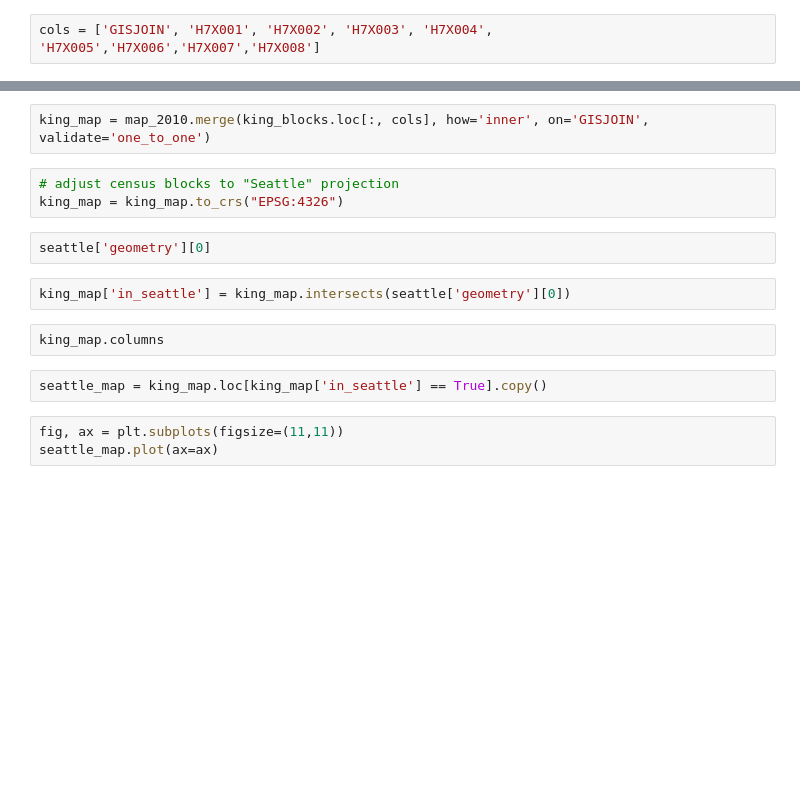
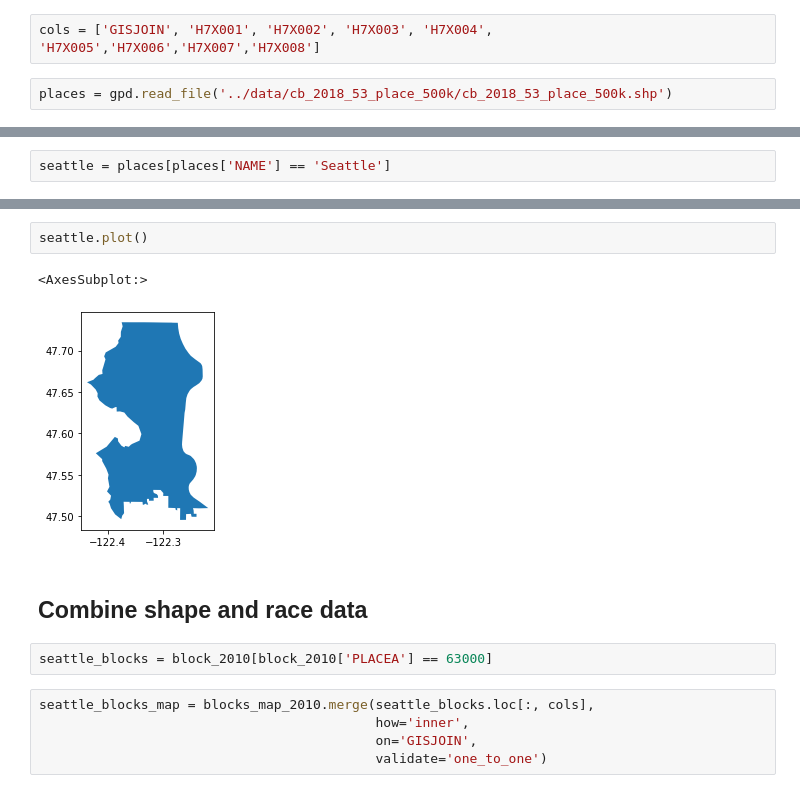
Before and after one commit to allisoncstafford/seattle_tree_canopy_blog, a Jupyter notebook: census_ethnicity.ipynb, the cells around one changed output, grey strips where cells are left out. Saved outputs shown, nothing was run; the diff lists cells and outputs as text; blank space fills up the shorter version.

Commit message:
update to use seattle place number, beautify map

```diff
--- a/census_ethnicity.ipynb
+++ b/census_ethnicity.ipynb
@@ -28,2 +55,4 @@ map_2010.head()
 # %%
 cols = ['GISJOIN', 'H7X001', 'H7X002', 'H7X003', 'H7X004', 'H7X005','H7X006','H7X007','H7X008']
+# %%
+places = gpd.read_file('../data/cb_2018_53_place_500k/cb_2018_53_place_500k.shp')
@@ -29,0 +68,2 @@ cols = ['GISJOIN', 'H7X001', 'H7X002', 'H7X003', 'H7X004', 'H7X005','H7X006','H7
+# %%
+seattle = places[places['NAME'] == 'Seattle']
@@ -30,16 +75,14 @@ cols = ['GISJOIN', 'H7X001', 'H7X002', 'H7X003', 'H7X004', 'H7X005','H7X006','H7
+# %%
+seattle.plot()
+# %% [output]
+<AxesSubplot:>
+[figure, added]
+# %% [markdown]
+## Combine shape and race data
+# %%
+seattle_blocks = block_2010[block_2010['PLACEA'] == 63000]
 # %%
-king_map = map_2010.merge(king_blocks.loc[:, cols], how='inner', on='GISJOIN', validate='one_to_one')
+seattle_blocks_map = blocks_map_2010.merge(seattle_blocks.loc[:, cols],
+                                           how='inner',
+                                           on='GISJOIN',
+                                           validate='one_to_one')
-# %%
-# adjust census blocks to "Seattle" projection
-king_map = king_map.to_crs("EPSG:4326")
-# %%
-seattle['geometry'][0]
-# %%
-king_map['in_seattle'] = king_map.intersects(seattle['geometry'][0])
-# %%
-king_map.columns
-# %%
-seattle_map = king_map.loc[king_map['in_seattle'] == True].copy()
-# %%
-fig, ax = plt.subplots(figsize=(11,11))
-seattle_map.plot(ax=ax)
```
Also changed, not shown: parts of 23 cells of this notebook, 2 other files.
